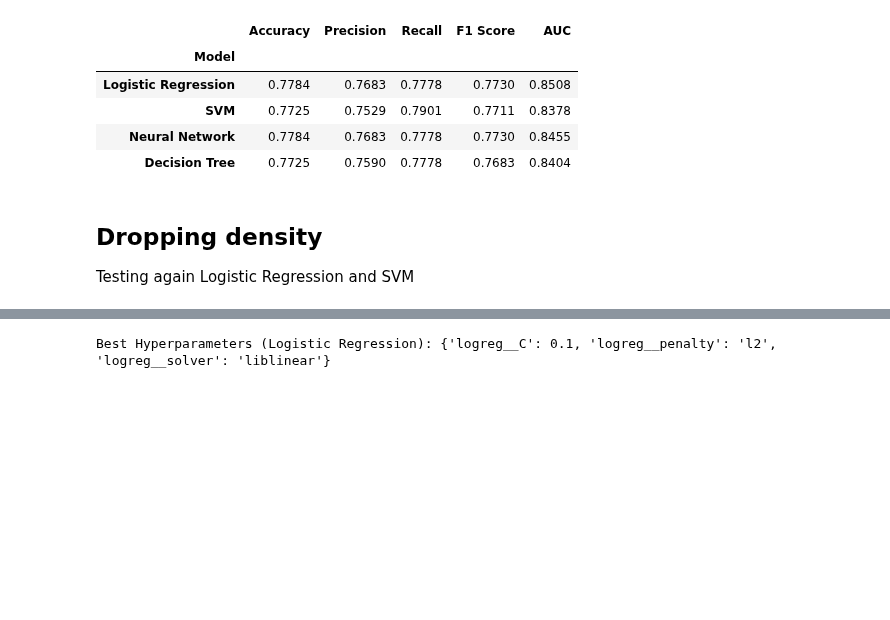
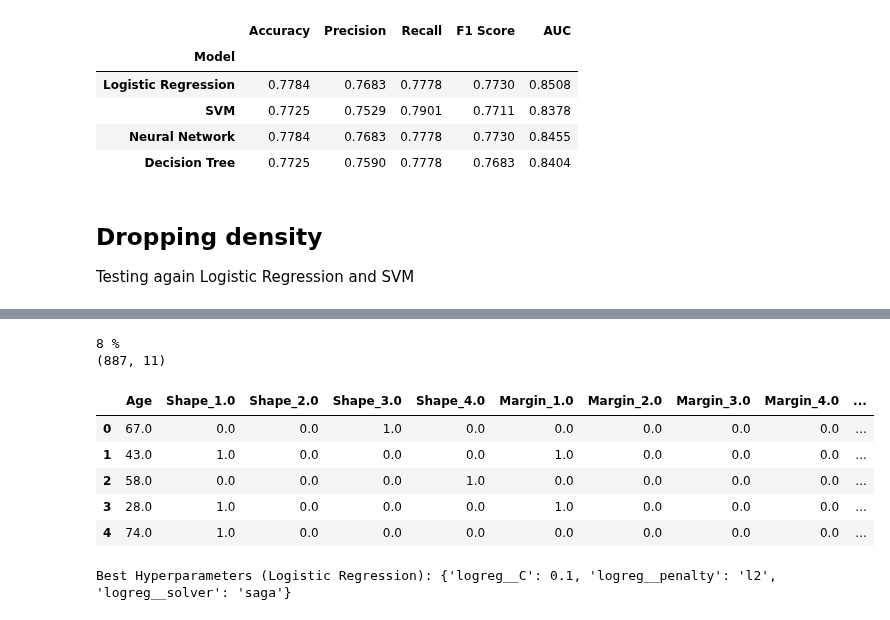
Before and after one commit to ceciliasant/AAproj1, a Jupyter notebook: proj1.ipynb, the cells around one changed output, grey strips where cells are left out. Saved outputs shown, nothing was run; the diff lists cells and outputs as text; code cells hidden in the pictures; blank space fills up the shorter version.

```diff
--- a/proj1.ipynb
+++ b/proj1.ipynb
@@ -825,7 +803,52 @@ X_no_density
+# %%
+## Drop density
+data_nodensity = data.drop(columns='Density')
+
+## Percentage of examples with missing values
+
+rows_with_nan = data_nodensity.isnull().any(axis=1).sum()
+
+percent_unique_missing_rows = (rows_with_nan / len(data_nodensity)) * 100
+
+print(f"{percent_unique_missing_rows:.0f} %") ## 8%
+
+## Drop the Nan
+data_nan = data_nodensity.dropna().reset_index(drop=True)
+data_nan
+
+## One-hot encode ordinal variables
+
+encoder = OneHotEncoder(sparse_output=False)
+
+one_hot_encoded = encoder.fit_transform(data_nan[['Shape', 'Margin']])
+
+one_hot_df = pd.DataFrame(one_hot_encoded, columns=encoder.get_feature_names_out(['Shape', 'Margin']))
+
+df_encoded = pd.concat([data_nan[['Age']], one_hot_df, data_nan[['Severity']]], axis=1)
+
+print(df_encoded.shape)
+df_encoded.head()
+
+## Divite into X and y
+
+X_no_density = df_encoded.drop('Severity', axis=1)
+X_no_density = X_no_density.drop(columns=[col for col in df_encoded.columns if 'Density' in col])
+y_no_density = df_encoded['Severity']
+
+X_train_no_density, X_test_no_density, y_train_no_density, y_test_no_density = train_test_split(X_no_density, y_no_density, test_size=0.2, random_state=seed, stratify=y_no_density)
+
+X_no_density.head()
+# %% [output]
+8 %
+(887, 11)
+|  | Age | Shape_1.0 | Shape_2.0 | Shape_3.0 | Shape_4.0 | Margin_1.0 | Margin_2.0 | Margin_3.0 | Margin_4.0 | ... |
+| 0 | 67.0 | 0.0 | 0.0 | 1.0 | 0.0 | 0.0 | 0.0 | 0.0 | 0.0 | ... |
+| 1 | 43.0 | 1.0 | 0.0 | 0.0 | 0.0 | 1.0 | 0.0 | 0.0 | 0.0 | ... |
+| 2 | 58.0 | 0.0 | 0.0 | 0.0 | 1.0 | 0.0 | 0.0 | 0.0 | 0.0 | ... |
+| 3 | 28.0 | 1.0 | 0.0 | 0.0 | 0.0 | 1.0 | 0.0 | 0.0 | 0.0 | ... |
+| 4 | 74.0 | 1.0 | 0.0 | 0.0 | 0.0 | 0.0 | 0.0 | 0.0 | 0.0 | ... |
 # %%
 ## Logistic Regression
-
-X_train_no_density, X_test_no_density, y_train_no_density, y_test_no_density = train_test_split(X_no_density, y_no_density, test_size=0.2, random_state=seed, stratify=y_no_density)
 
 pipeline_logreg_no_density = Pipeline([
     ('scaler', scaler),
@@ -844,7 +867,7 @@ grid_search_logreg_no_density.fit(X_train_no_density, y_train_no_density)
 best_params_no_density = grid_search_logreg_no_density.best_params_
 print(f"Best Hyperparameters (Logistic Regression): {best_params_no_density}")
 # %% [output]
-Best Hyperparameters (Logistic Regression): {'logreg__C': 0.1, 'logreg__penalty': 'l2', 'logreg__solver': 'liblinear'}
+Best Hyperparameters (Logistic Regression): {'logreg__C': 0.1, 'logreg__penalty': 'l2', 'logreg__solver': 'saga'}
 # %%
 best_logreg_no_density = grid_search_logreg_no_density.best_estimator_
 best_logreg_no_density.fit(X_train_no_density, y_train_no_density)
```
Also changed, not shown: parts of 9 cells of this notebook.
